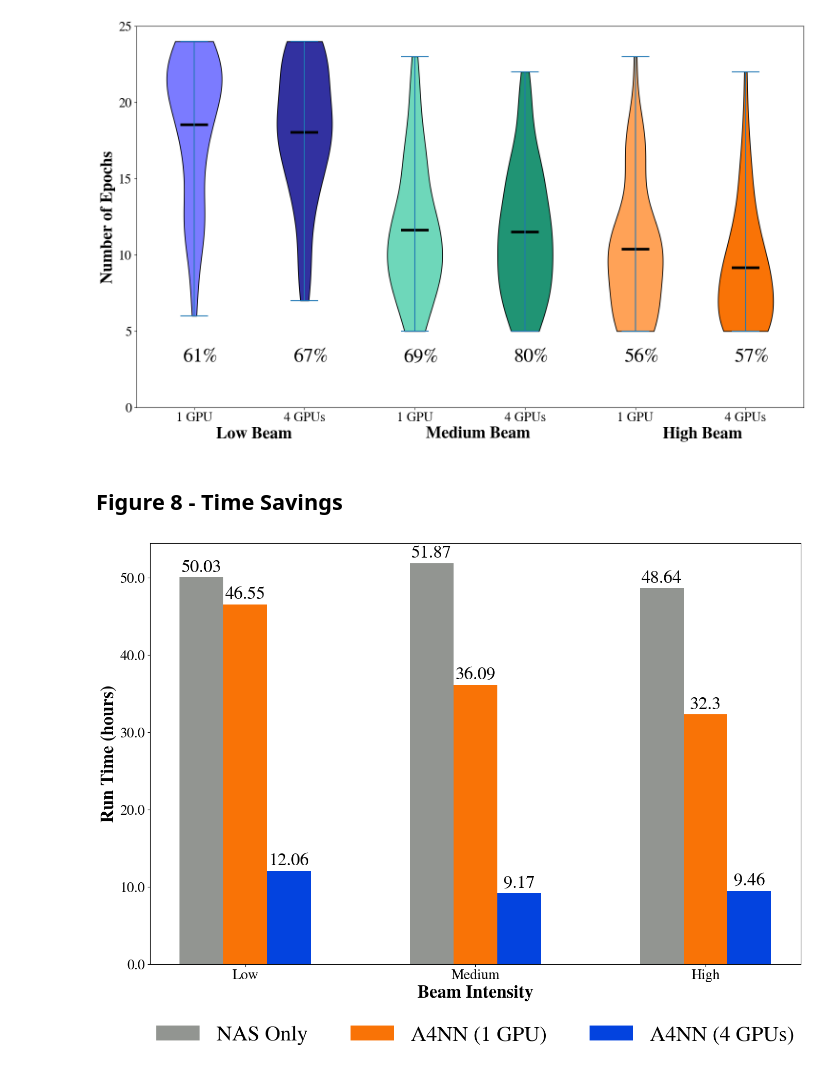
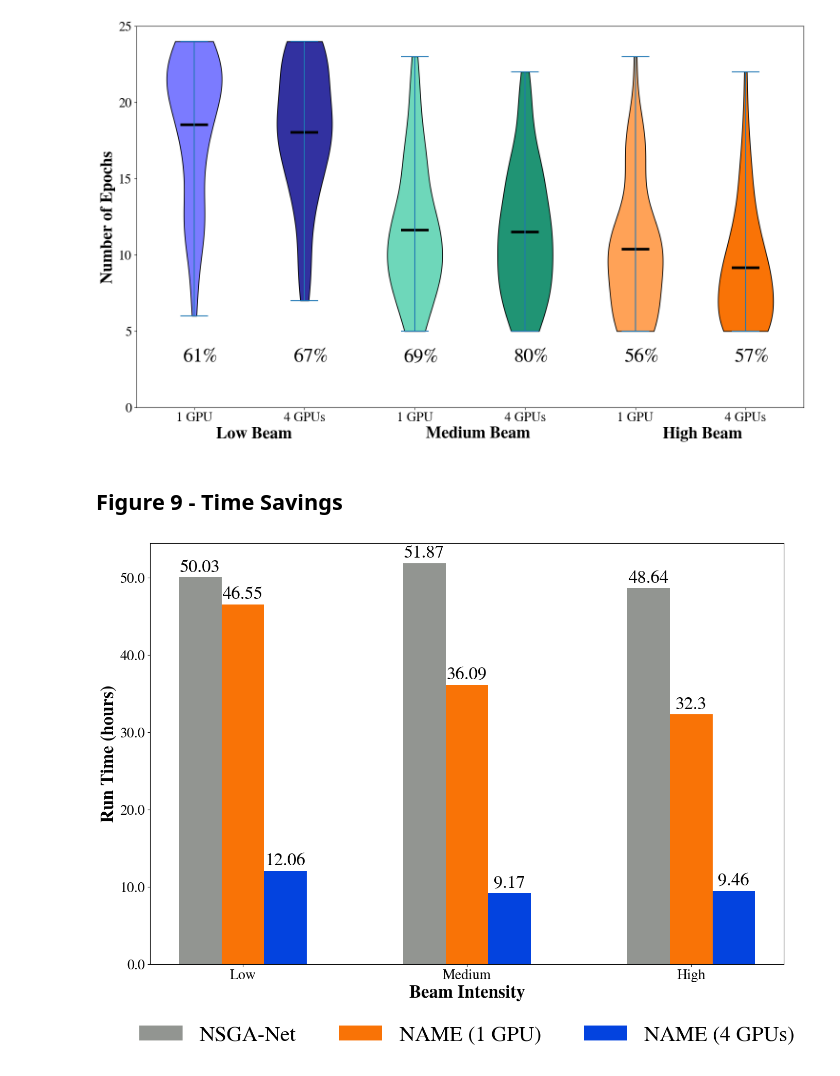
Before and after one commit to TauferLab/Reproducibility_A4NN_ICPP23, a Jupyter notebook: paper_analysis.ipynb, the cells around one changed output. Cells and saved outputs as stored; diff of their text form; code cells hidden in the pictures.

```diff
--- a/paper_analysis.ipynb
+++ b/paper_analysis.ipynb
@@ -330,8 +314,8 @@ plt.savefig('figures/figure5b.png')
 def plot_epochs_savings(beams, num_epochs_no_stop, stop_1e14, stop_1e15, stop_1e16):
     epochs_run = {
         'NSGA-Net': np.repeat(num_epochs_no_stop, 3),
-        'A4NN (1 GPU)': (stop_1e14[0], stop_1e15[0], stop_1e16[0]),
-        'A4NN (4 GPUs)': (stop_1e14[1], stop_1e15[1], stop_1e16[1]),
+        'NAME (1 GPU)': (stop_1e14[0], stop_1e15[0], stop_1e16[0]),
+        'NAME (4 GPUs)': (stop_1e14[1], stop_1e15[1], stop_1e16[1]),
     }
 
     x = np.arange(len(beams))  # the label locations
@@ -367,7 +351,7 @@ def plot_epochs_savings(beams, num_epochs_no_stop, stop_1e14, stop_1e15, stop_1e
 
     ax.legend([handles[idx] for idx in order],[labels[idx] for idx in order], loc="upper center", bbox_to_anchor=(0.5, -0.1),  ncol=3, prop=legend_font, frameon=False)
 
-    plt.savefig('figures/figure6.png')
+    plt.savefig('figures/figure7.png')
     display(fig)
     plt.close()
     return
@@ -490,7 +474,7 @@ percent converged is: 56.00000000000001
 percent converged is: 57.99999999999999
 [figure]
 # %% [markdown]
-## Figure 8 - Time Savings
+## Figure 9 - Time Savings
 # %%
 def get_run_time(row):
     days = int(row.split('-')[0])
@@ -527,9 +511,9 @@ def plot_times():
     stop_1e16 = np.array([time_df[b16 & stop & gpu1][time_format].item(), time_df[b16 & stop & gpu4][time_format].item()])/secs
 
     epochs_run = {
-        'NAS Only': (no_stop_1e14[0], no_stop_1e15[0], no_stop_1e16[0]),
-        'A4NN (1 GPU)': (stop_1e14[0], stop_1e15[0], stop_1e16[0]),
-        'A4NN (4 GPUs)': (stop_1e14[1], stop_1e15[1], stop_1e16[1]),
+        'NSGA-Net': (no_stop_1e14[0], no_stop_1e15[0], no_stop_1e16[0]),
+        'NAME (1 GPU)': (stop_1e14[0], stop_1e15[0], stop_1e16[0]),
+        'NAME (4 GPUs)': (stop_1e14[1], stop_1e15[1], stop_1e16[1]),
     }
 
     x = np.arange(len(beams))  # the label locations
@@ -555,32 +539,32 @@ def plot_times():
     ax.set_xticks(x + width, beams)
     ax.set_xticklabels(beams, color='black', font=tick_font)
     ax.set_yticklabels(ax.get_yticks(), color='black', font=tick_font)
 
     ax.legend(loc="upper center", bbox_to_anchor=(0.5, -0.1),  ncol=4, prop=legend_font, frameon=False)
     display(fig)
-    plt.savefig('figures/figure8.png')
+    plt.savefig('figures/figure9.png')
     plt.close()
 
     return
 
 def save_and_plot_times():
     gpu=[1,1,1,1,1,1,4,4,4,4,4,4]
     stopping=[False, False, False, True, True, True, False, False, False, True, True, True]
     dataset=['14','15','16','14','15','16','14','15','16','14','15','16']
     time=['2-02_01_42','2-03_52_23','2-00_38_20','1-22_33_04','1-12_05_38','1-08_18_16','0-14_32_18','0-14_54_32','0-13_53_12','0-12_03_46','0-09_10_05','0-09_27_38']
 
     time_df = pd.DataFrame()
     time_df['gpu'] = gpu
     time_df['dataset'] = dataset
     time_df['stopping'] = stopping
     time_df['time'] = time
     time_df['total_time'] = time_df['time'].apply(get_run_time)
     time_df['total_seconds'] = time_df['time'].apply(get_run_seconds)
 
     time_df.to_csv('./icpp_training_results/time_to_run.csv', index=False)
     plot_times()
     return
 
 save_and_plot_times()
 # %% [output]
-[figure, old version]
+[figure, new version]
```
Also changed, not shown: parts of 10 cells of this notebook, 8 other files.
